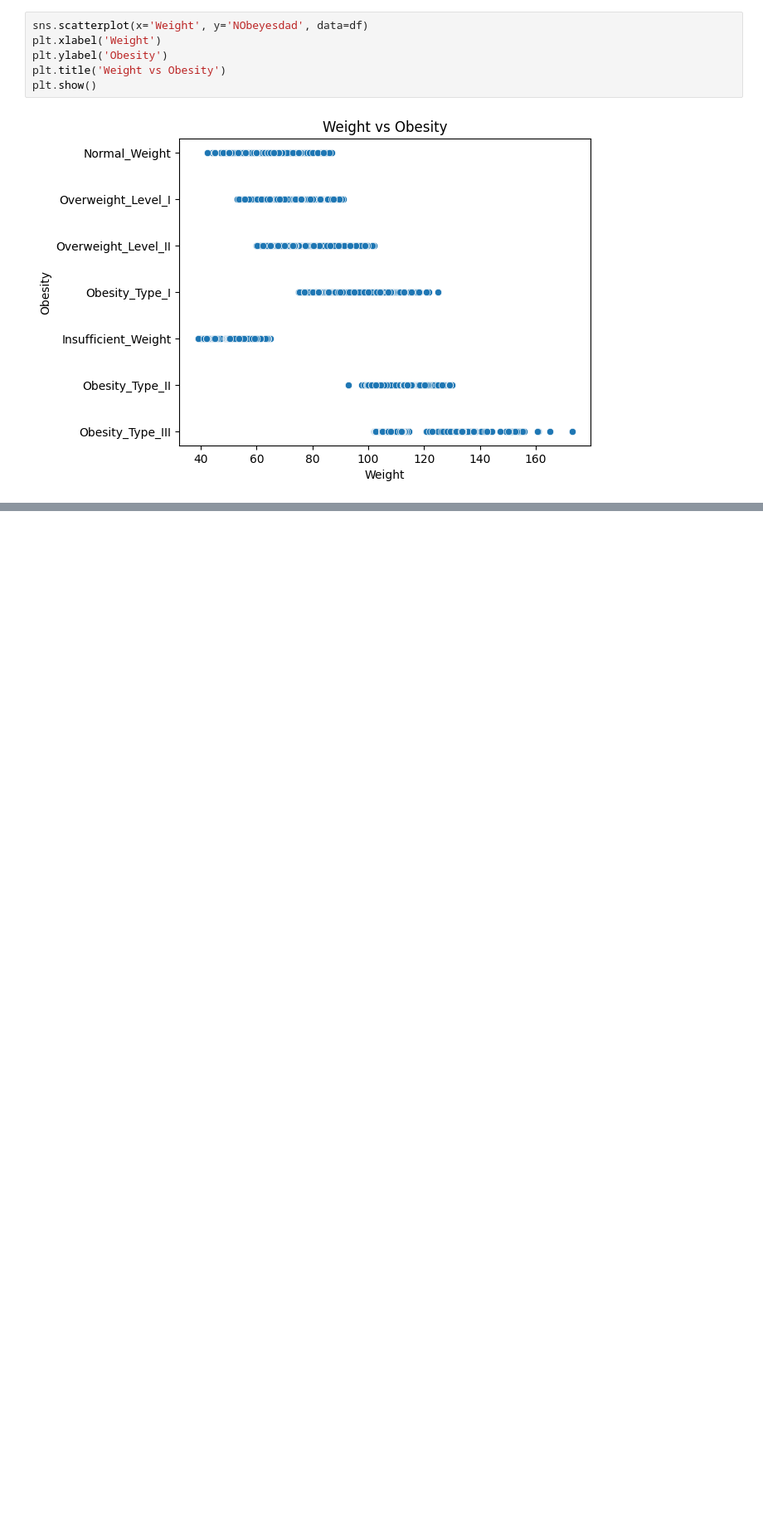
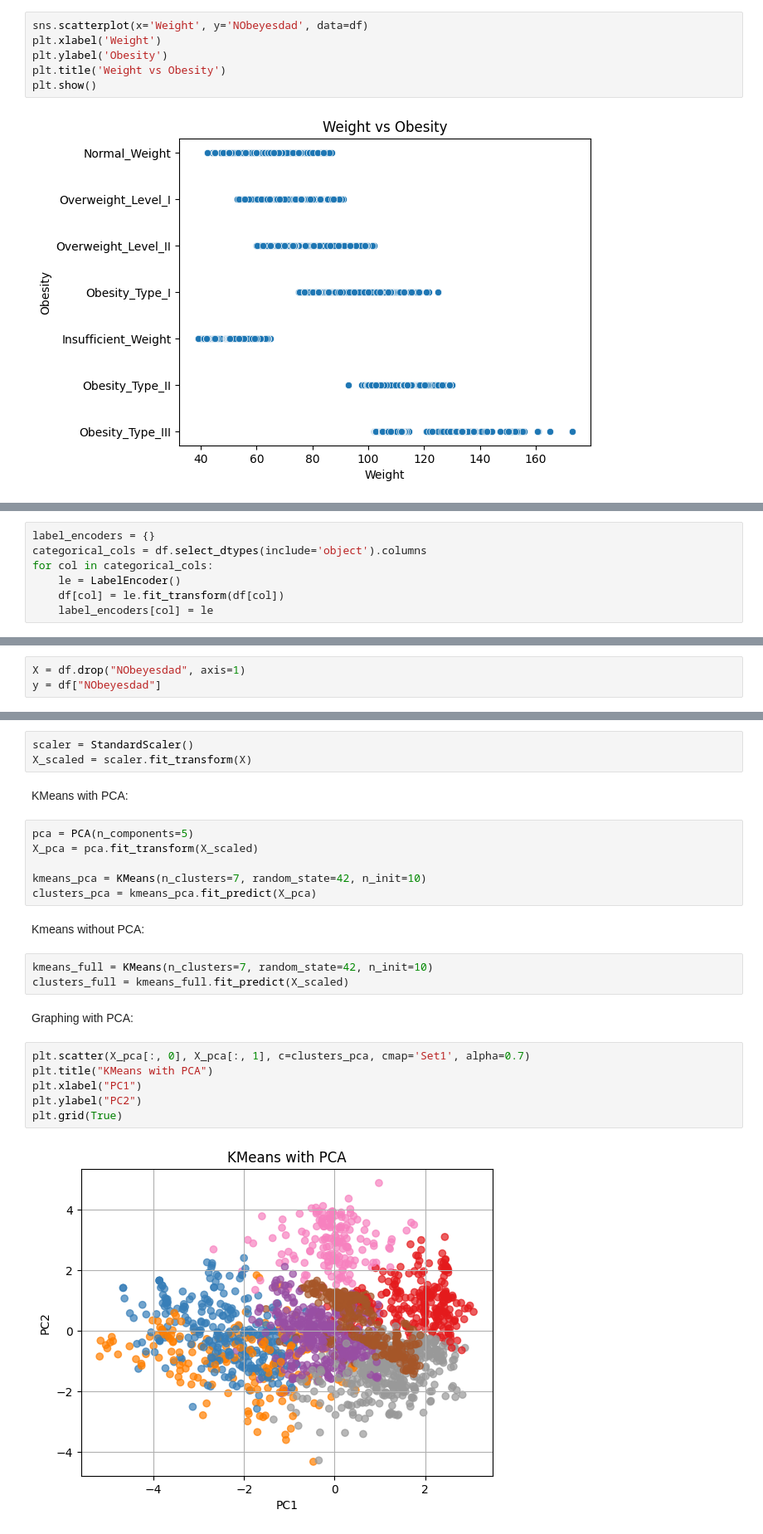
Before and after one commit to RonitT1234/Obesity_Research_Project, a Jupyter notebook: RonitResearchProject.ipynb, the cells around one changed output, grey strips where cells are left out. Shown at 83% size. Cells and saved outputs as stored; diff of their text form; blank space fills up the shorter version.

```diff
--- a/RonitResearchProject.ipynb
+++ b/RonitResearchProject.ipynb
@@ -115,0 +155,7 @@ plt.show()
+# %%
+label_encoders = {}
+categorical_cols = df.select_dtypes(include='object').columns
+for col in categorical_cols:
+    le = LabelEncoder()
+    df[col] = le.fit_transform(df[col])
+    label_encoders[col] = le
@@ -115,0 +164,3 @@ plt.show()
+# %%
+X = df.drop("NObeyesdad", axis=1)
+y = df["NObeyesdad"]
@@ -115,0 +169,26 @@ plt.show()
+# %%
+scaler = StandardScaler()
+X_scaled = scaler.fit_transform(X)
+# %% [markdown]
+KMeans with PCA:
+# %%
+pca = PCA(n_components=5)
+X_pca = pca.fit_transform(X_scaled)
+
+kmeans_pca = KMeans(n_clusters=7, random_state=42, n_init=10)
+clusters_pca = kmeans_pca.fit_predict(X_pca)
+# %% [markdown]
+Kmeans without PCA:
+# %%
+kmeans_full = KMeans(n_clusters=7, random_state=42, n_init=10)
+clusters_full = kmeans_full.fit_predict(X_scaled)
+# %% [markdown]
+Graphing with PCA:
+# %%
+plt.scatter(X_pca[:, 0], X_pca[:, 1], c=clusters_pca, cmap='Set1', alpha=0.7)
+plt.title("KMeans with PCA")
+plt.xlabel("PC1")
+plt.ylabel("PC2")
+plt.grid(True)
+# %% [output]
+[figure, added]
```
Also changed, not shown: parts of 17 cells of this notebook.
